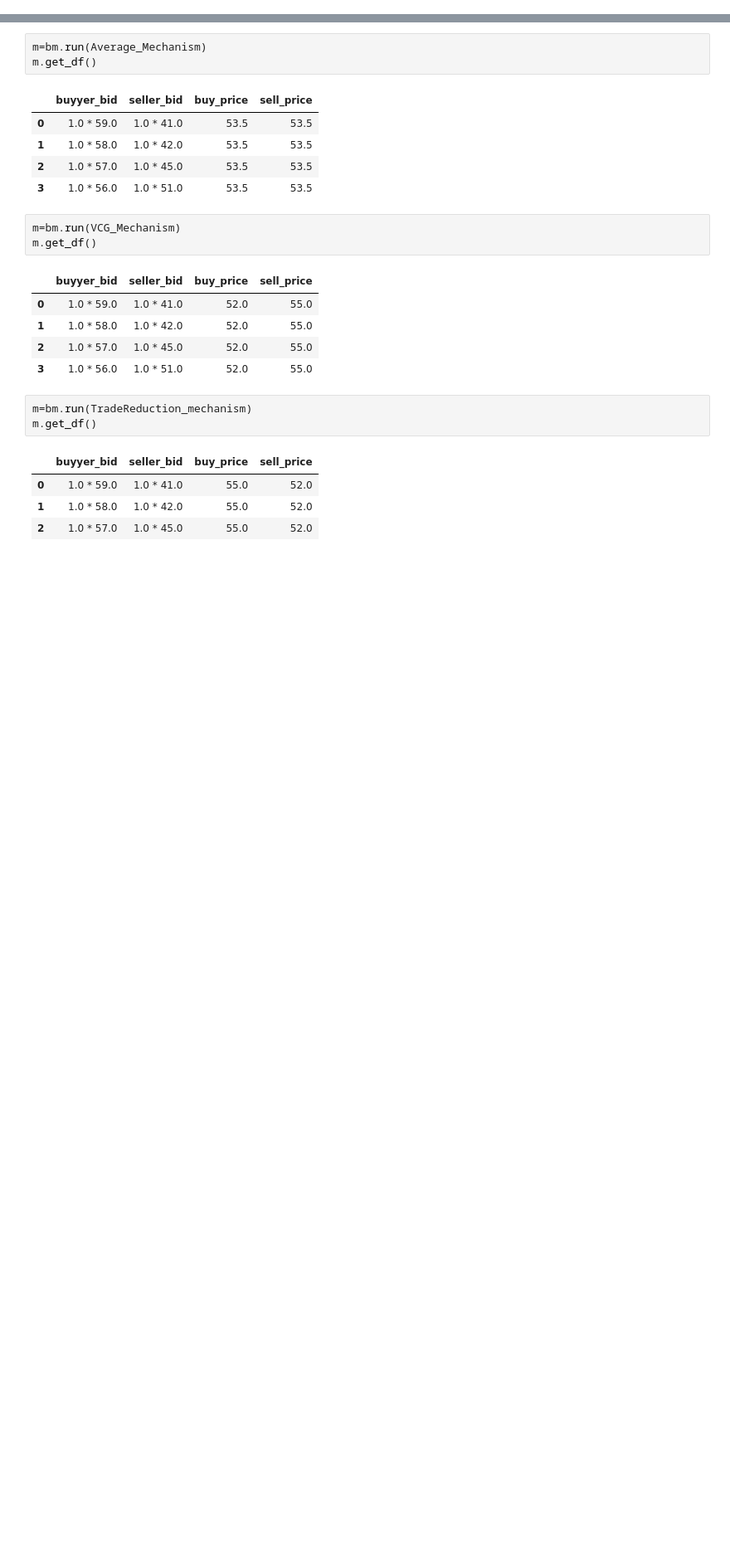
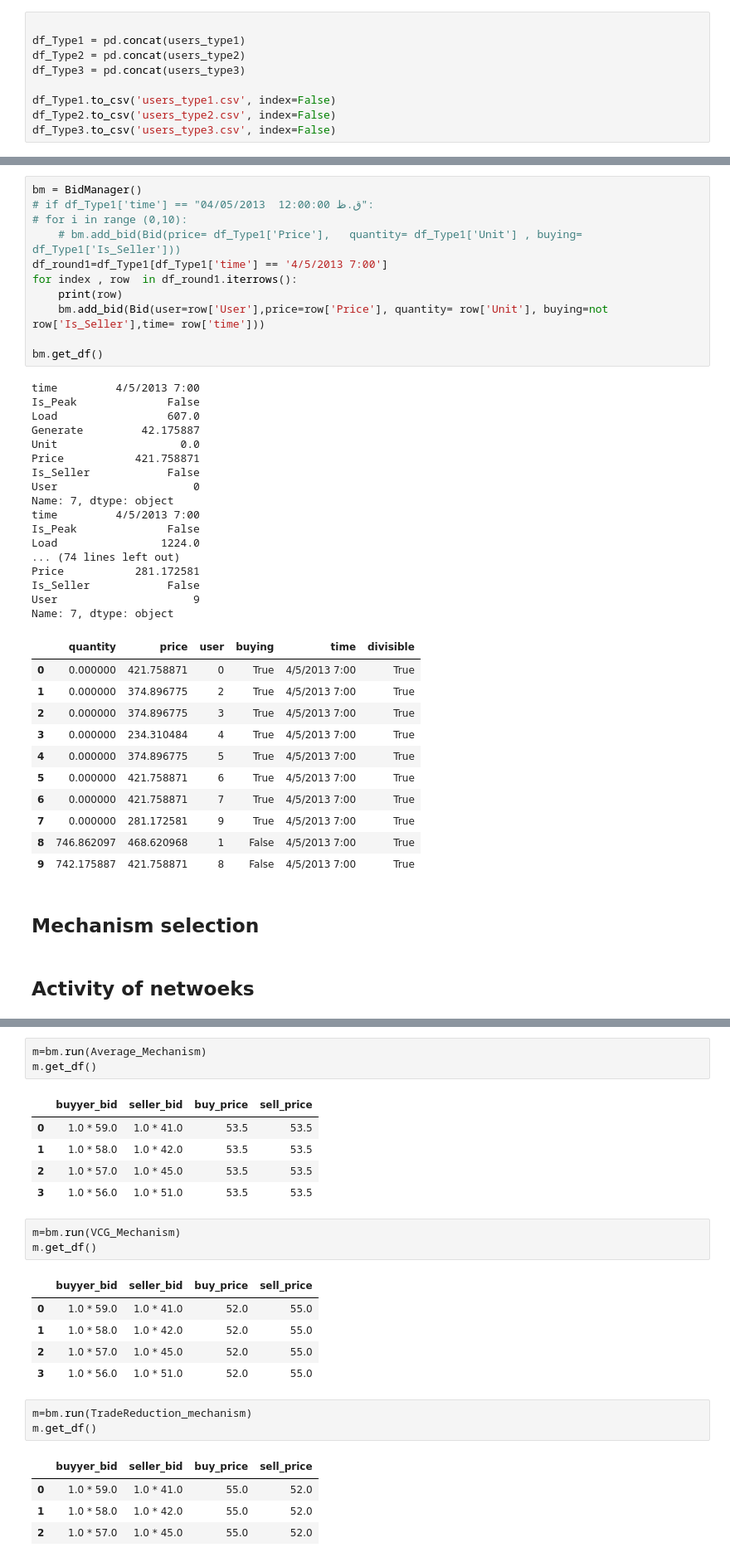
Before and after one commit to erfanara/pymarket-ng, a Jupyter notebook: test.ipynb, the cells around one changed output, grey strips where cells are left out. Shown: that part at 83% size. Saved outputs shown, nothing was run; the diff lists cells and outputs as text; blank space fills up the shorter version.

```diff
--- a/test.ipynb
+++ b/test.ipynb
@@ -9,0 +76,9 @@ import matplotlib.pyplot as plt
+# %%
+
+df_Type1 = pd.concat(users_type1)
+df_Type2 = pd.concat(users_type2)
+df_Type3 = pd.concat(users_type3)
+
+df_Type1.to_csv('users_type1.csv', index=False)
+df_Type2.to_csv('users_type2.csv', index=False)
+df_Type3.to_csv('users_type3.csv', index=False)
@@ -30,3 +107,47 @@ bm.add_bid(Bid(58.0, 24, buying=False))
 bm.get_breakeven_index()
 # %% [output]
 4
+# %%
+bm = BidManager()
+# if df_Type1['time'] == "04/05/2013  12:00:00 ق.ظ":
+# for i in range (0,10):
+    # bm.add_bid(Bid(price= df_Type1['Price'],   quantity= df_Type1['Unit'] , buying= df_Type1['Is_Seller']))
+df_round1=df_Type1[df_Type1['time'] == '4/5/2013 7:00']
+for index , row  in df_round1.iterrows():
+    print(row)
+    bm.add_bid(Bid(user=row['User'],price=row['Price'], quantity= row['Unit'], buying=not row['Is_Seller'],time= row['time']))
+
+bm.get_df()
+# %% [output]
+time         4/5/2013 7:00
+Is_Peak              False
+Load                 607.0
+Generate         42.175887
+Unit                   0.0
+Price           421.758871
+Is_Seller            False
+User                     0
+Name: 7, dtype: object
+time         4/5/2013 7:00
+Is_Peak              False
+Load                1224.0
+... (74 lines left out)
+Price           281.172581
+Is_Seller            False
+User                     9
+Name: 7, dtype: object
+|  | quantity | price | user | buying | time | divisible |
+| 0 | 0.000000 | 421.758871 | 0 | True | 4/5/2013 7:00 | True |
+| 1 | 0.000000 | 374.896775 | 2 | True | 4/5/2013 7:00 | True |
+| 2 | 0.000000 | 374.896775 | 3 | True | 4/5/2013 7:00 | True |
+| 3 | 0.000000 | 234.310484 | 4 | True | 4/5/2013 7:00 | True |
+| 4 | 0.000000 | 374.896775 | 5 | True | 4/5/2013 7:00 | True |
+| 5 | 0.000000 | 421.758871 | 6 | True | 4/5/2013 7:00 | True |
+| 6 | 0.000000 | 421.758871 | 7 | True | 4/5/2013 7:00 | True |
+| 7 | 0.000000 | 281.172581 | 9 | True | 4/5/2013 7:00 | True |
+| 8 | 746.862097 | 468.620968 | 1 | False | 4/5/2013 7:00 | True |
+| 9 | 742.175887 | 421.758871 | 8 | False | 4/5/2013 7:00 | True |
+# %% [markdown]
+## Mechanism selection
+# %% [markdown]
+## Activity of netwoeks
```
Also changed, not shown: parts of 21 cells of this notebook, 5 other files.
